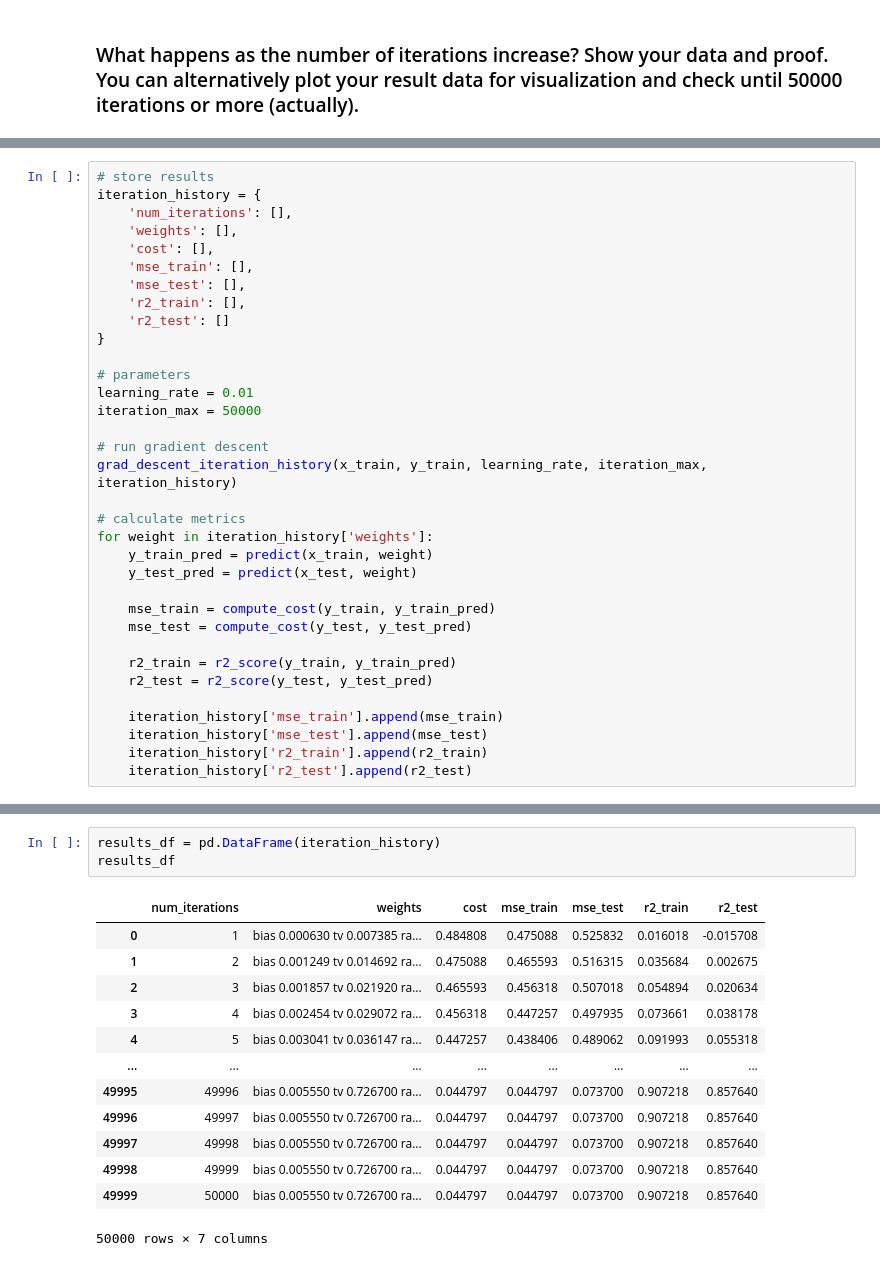
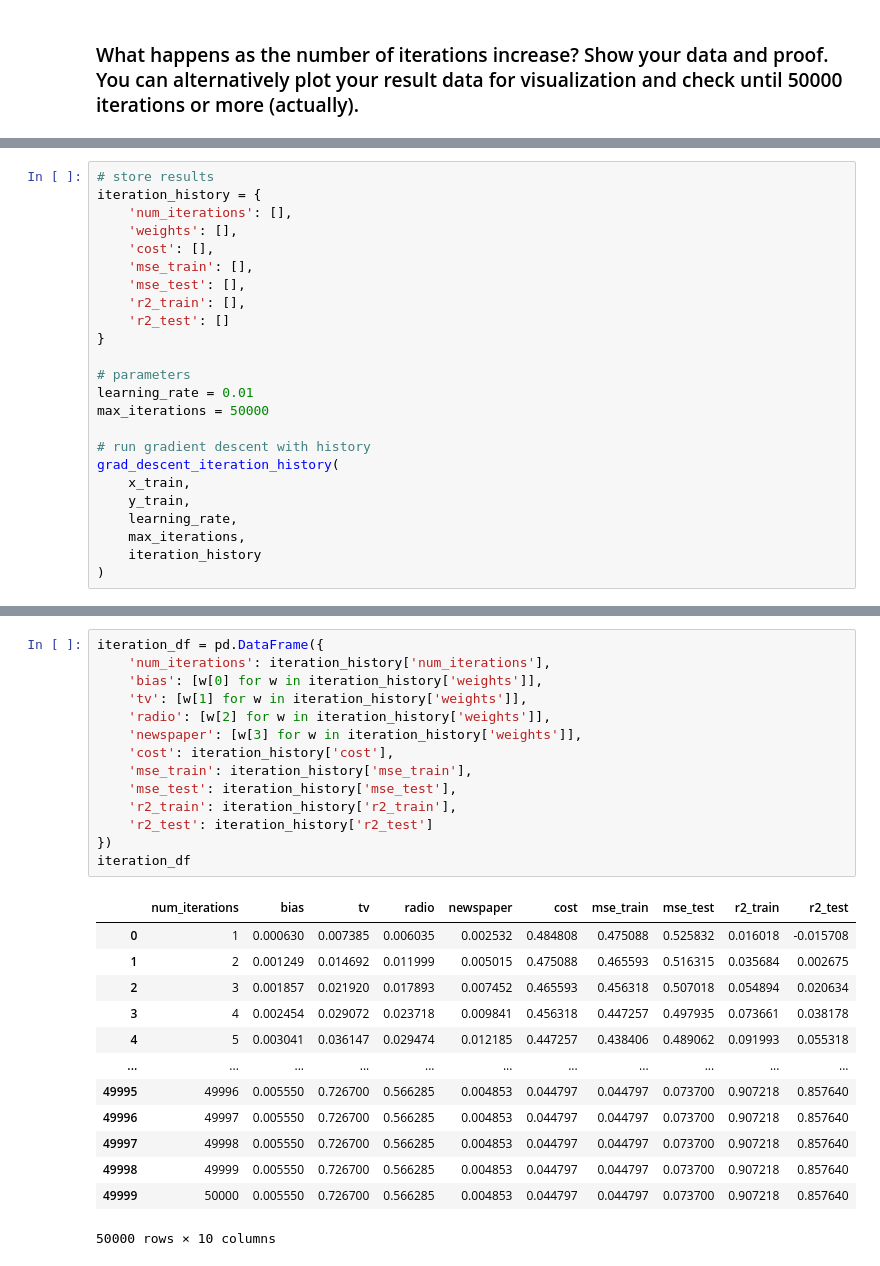
Before and after one commit to Pawmsdayl/CMSC197, a Jupyter notebook: Assignment2/[hw3].ipynb, the cells around one changed output, grey strips where cells are left out. Cells and saved outputs as stored; diff of their text form.

```diff
--- a/Assignment2/[hw3].ipynb
+++ b/Assignment2/[hw3].ipynb
@@ -335,24 +359,14 @@ iteration_history = {
 
 # parameters
 learning_rate = 0.01
-iteration_max = 50000
+max_iterations = 50000
 
-# run gradient descent
-grad_descent_iteration_history(x_train, y_train, learning_rate, iteration_max, iteration_history)
-
-# calculate metrics
-for weight in iteration_history['weights']:
-    y_train_pred = predict(x_train, weight)
-    y_test_pred = predict(x_test, weight)
-
-    mse_train = compute_cost(y_train, y_train_pred)
-    mse_test = compute_cost(y_test, y_test_pred)
-
-    r2_train = r2_score(y_train, y_train_pred)
-    r2_test = r2_score(y_test, y_test_pred)
-
-    iteration_history['mse_train'].append(mse_train)
-    iteration_history['mse_test'].append(mse_test)
-    iteration_history['r2_train'].append(r2_train)
-    iteration_history['r2_test'].append(r2_test)
+# run gradient descent with history
+grad_descent_iteration_history(
+    x_train,
+    y_train,
+    learning_rate,
+    max_iterations,
+    iteration_history
+)
 # %%
@@ -396,19 +440,30 @@ plt.show()
-# %%
-results_df = pd.DataFrame(iteration_history)
-results_df
-# %% [output]
-|  | num_iterations | weights | cost | mse_train | mse_test | r2_train | r2_test |
-| 0 | 1 | bias 0.000630 tv 0.007385 ra... | 0.484808 | 0.475088 | 0.525832 | 0.016018 | -0.015708 |
-| 1 | 2 | bias 0.001249 tv 0.014692 ra... | 0.475088 | 0.465593 | 0.516315 | 0.035684 | 0.002675 |
-| 2 | 3 | bias 0.001857 tv 0.021920 ra... | 0.465593 | 0.456318 | 0.507018 | 0.054894 | 0.020634 |
-| 3 | 4 | bias 0.002454 tv 0.029072 ra... | 0.456318 | 0.447257 | 0.497935 | 0.073661 | 0.038178 |
-| 4 | 5 | bias 0.003041 tv 0.036147 ra... | 0.447257 | 0.438406 | 0.489062 | 0.091993 | 0.055318 |
-| ... | ... | ... | ... | ... | ... | ... | ... |
-| 49995 | 49996 | bias 0.005550 tv 0.726700 ra... | 0.044797 | 0.044797 | 0.073700 | 0.907218 | 0.857640 |
-| 49996 | 49997 | bias 0.005550 tv 0.726700 ra... | 0.044797 | 0.044797 | 0.073700 | 0.907218 | 0.857640 |
-| 49997 | 49998 | bias 0.005550 tv 0.726700 ra... | 0.044797 | 0.044797 | 0.073700 | 0.907218 | 0.857640 |
-| 49998 | 49999 | bias 0.005550 tv 0.726700 ra... | 0.044797 | 0.044797 | 0.073700 | 0.907218 | 0.857640 |
-| 49999 | 50000 | bias 0.005550 tv 0.726700 ra... | 0.044797 | 0.044797 | 0.073700 | 0.907218 | 0.857640 |
-50000 rows × 7 columns
+# %%
+iteration_df = pd.DataFrame({
+    'num_iterations': iteration_history['num_iterations'],
+    'bias': [w[0] for w in iteration_history['weights']],
+    'tv': [w[1] for w in iteration_history['weights']],
+    'radio': [w[2] for w in iteration_history['weights']],
+    'newspaper': [w[3] for w in iteration_history['weights']],
+    'cost': iteration_history['cost'],
+    'mse_train': iteration_history['mse_train'],
+    'mse_test': iteration_history['mse_test'],
+    'r2_train': iteration_history['r2_train'],
+    'r2_test': iteration_history['r2_test']
+})
+iteration_df
+# %% [output]
+|  | num_iterations | bias | tv | radio | newspaper | cost | mse_train | mse_test | r2_train | r2_test |
+| 0 | 1 | 0.000630 | 0.007385 | 0.006035 | 0.002532 | 0.484808 | 0.475088 | 0.525832 | 0.016018 | -0.015708 |
+| 1 | 2 | 0.001249 | 0.014692 | 0.011999 | 0.005015 | 0.475088 | 0.465593 | 0.516315 | 0.035684 | 0.002675 |
+| 2 | 3 | 0.001857 | 0.021920 | 0.017893 | 0.007452 | 0.465593 | 0.456318 | 0.507018 | 0.054894 | 0.020634 |
+| 3 | 4 | 0.002454 | 0.029072 | 0.023718 | 0.009841 | 0.456318 | 0.447257 | 0.497935 | 0.073661 | 0.038178 |
+| 4 | 5 | 0.003041 | 0.036147 | 0.029474 | 0.012185 | 0.447257 | 0.438406 | 0.489062 | 0.091993 | 0.055318 |
+| ... | ... | ... | ... | ... | ... | ... | ... | ... | ... | ... |
+| 49995 | 49996 | 0.005550 | 0.726700 | 0.566285 | 0.004853 | 0.044797 | 0.044797 | 0.073700 | 0.907218 | 0.857640 |
+| 49996 | 49997 | 0.005550 | 0.726700 | 0.566285 | 0.004853 | 0.044797 | 0.044797 | 0.073700 | 0.907218 | 0.857640 |
+| 49997 | 49998 | 0.005550 | 0.726700 | 0.566285 | 0.004853 | 0.044797 | 0.044797 | 0.073700 | 0.907218 | 0.857640 |
+| 49998 | 49999 | 0.005550 | 0.726700 | 0.566285 | 0.004853 | 0.044797 | 0.044797 | 0.073700 | 0.907218 | 0.857640 |
+| 49999 | 50000 | 0.005550 | 0.726700 | 0.566285 | 0.004853 | 0.044797 | 0.044797 | 0.073700 | 0.907218 | 0.857640 |
+50000 rows × 10 columns
 # %%
 # convergence functions
```
Also changed, not shown: parts of 21 cells of this notebook.
